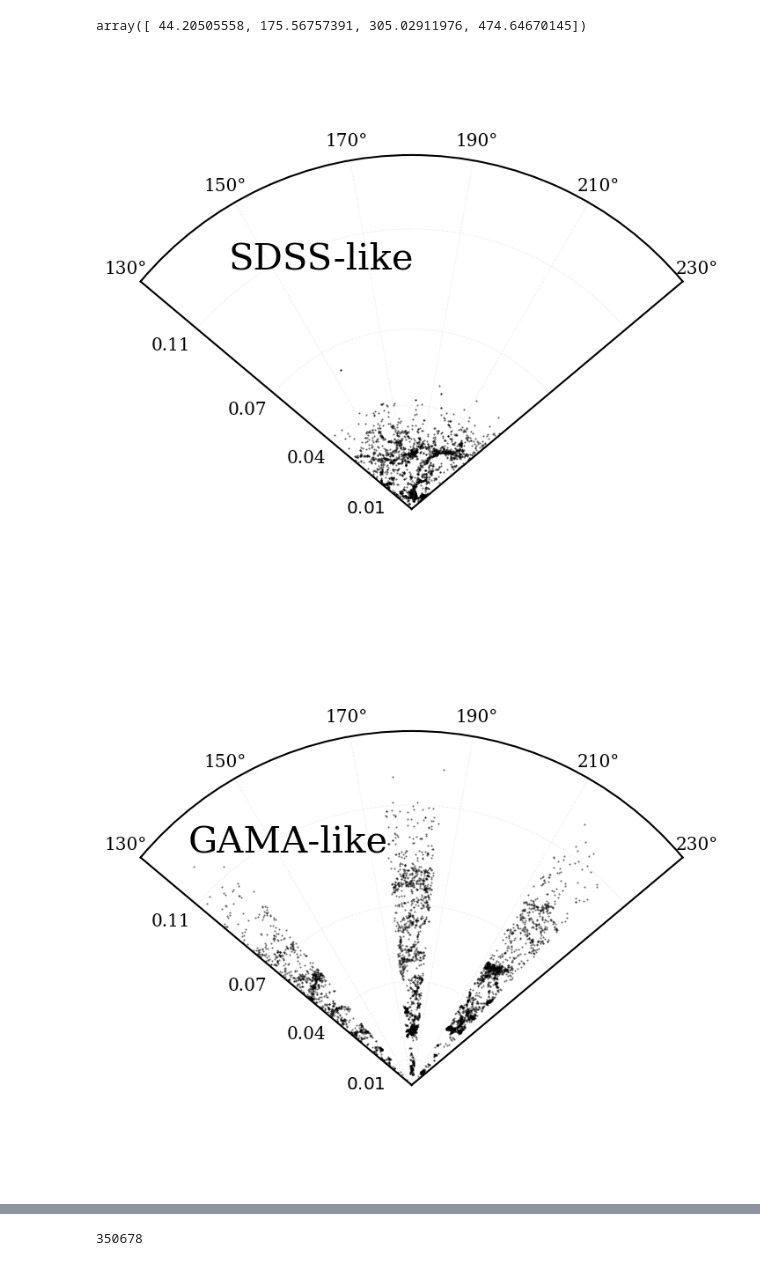
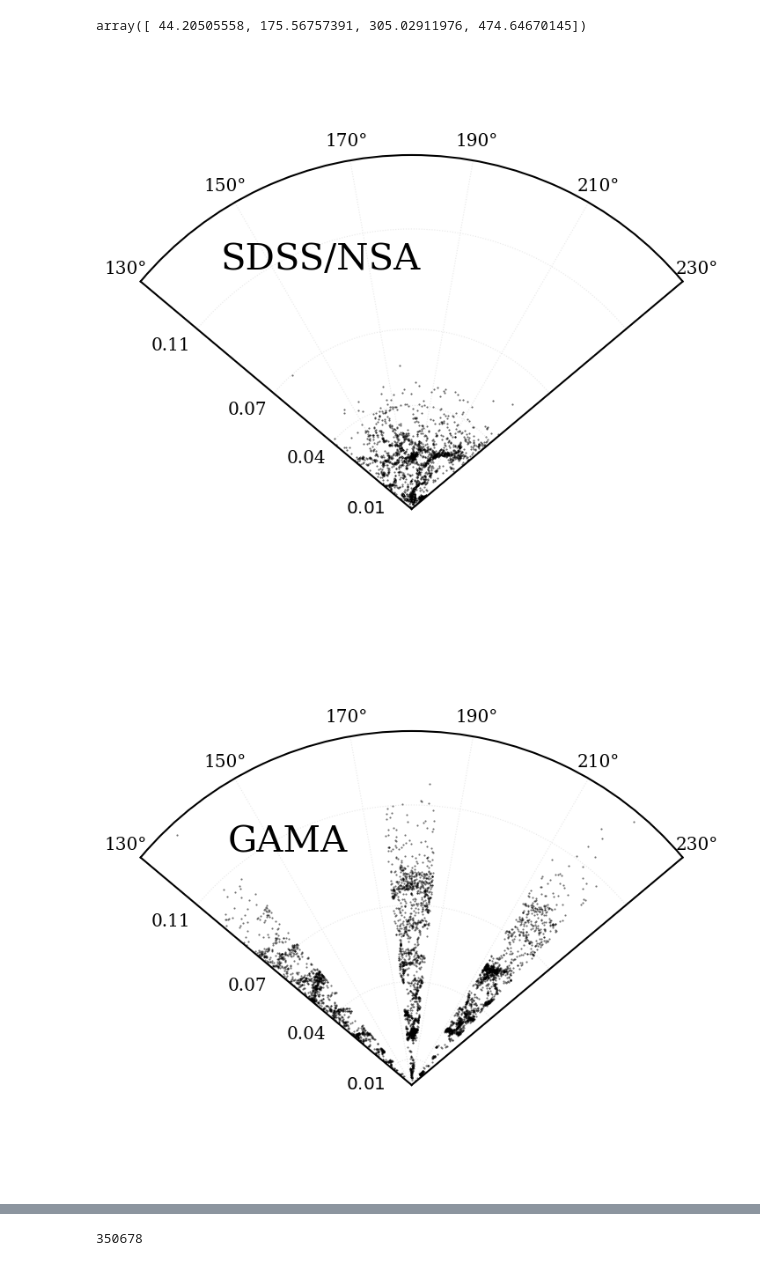
Before and after one commit to virajvman/desi_dwarfs, a Jupyter notebook: notebooks/catalog_paper/survey_plot.ipynb, the cells around one changed output, grey strips where cells are left out. Drawn from its saved outputs; the diff is of its cells as text; code cells hidden in the pictures.

Commit message:
nb updates, other catalog tests

```diff
--- a/notebooks/catalog_paper/survey_plot.ipynb
+++ b/notebooks/catalog_paper/survey_plot.ipynb
@@ -72,20 +72,40 @@ tot_cat["LOG_MSTAR_M24"].max()
 # %% [markdown]
 ## Make the slice plot!!
 # %%
+
+##make the DESI slice
 
 dec_low = 0 - 5
 dec_high = 0 + 5
 
 slice_mask = (tot_cat["RA"] < 230) & (tot_cat["RA"] > 130) & (tot_cat["DEC"] > dec_low) & (tot_cat["DEC"] < dec_high) #& (tot_cat["Z"] < 0.2)
 
-
-gama_g12_mask = (tot_cat["RA"] < 186) & (tot_cat["RA"] > 174) & (tot_cat["DEC"] > -3) & (tot_cat["DEC"] < 2) & (tot_cat["Z"] < 0.2) & (tot_cat["MAG_R"] < 19.8)
-gama_g09_mask = (tot_cat["RA"] < 141) & (tot_cat["RA"] > 129) & (tot_cat["DEC"] > -2) & (tot_cat["DEC"] < 3) & (tot_cat["Z"] < 0.2) & (tot_cat["MAG_R"] < 19.8)
-
-gama_g15_mask = (tot_cat["RA"] < 223.5) & (tot_cat["RA"] > 211.5) & (tot_cat["DEC"] > -2) & (tot_cat["DEC"] < 3) & (tot_cat["Z"] < 0.2)   & (tot_cat["MAG_R"] < 19.8)
-
 tot_cat_slice = tot_cat[slice_mask]
 
-tot_cat_slice_sdss = tot_cat[slice_mask & (tot_cat["MAG_R"] < 17.7)]
+##read in GAMA catalog
+gama_cat = Table.read("/pscratch/sd/v/virajvm/catalog/gama_dwarf_cat.fits")
 
-tot_cat_slice_gama = tot_cat[  gama_g12_mask | gama_g15_mask | gama_g09_mask ]
+slice_mask_gama = (gama_cat["RAcen"] < 230) & (gama_cat["RAcen"] > 130) & (gama_cat["Deccen"] > dec_low) & (gama_cat["Deccen"] < dec_high)
+
+tot_cat_slice_gama = gama_cat[ slice_mask_gama ]
+
+# gama_g12_mask = (tot_cat["RA"] < 186) & (tot_cat["RA"] > 174) & (tot_cat["DEC"] > -3) & (tot_cat["DEC"] < 2) & (tot_cat["Z"] < 0.2) & (tot_cat["MAG_R"] < 19.8)
+# gama_g09_mask = (tot_cat["RA"] < 141) & (tot_cat["RA"] > 129) & (tot_cat["DEC"] > -2) & (tot_cat["DEC"] < 3) & (tot_cat["Z"] < 0.2) & (tot_cat["MAG_R"] < 19.8)
+# gama_g15_mask = (tot_cat["RA"] < 223.5) & (tot_cat["RA"] > 211.5) & (tot_cat["DEC"] > -2) & (tot_cat["DEC"] < 3) & (tot_cat["Z"] < 0.2)   & (tot_cat["MAG_R"] < 19.8)
+# tot_cat_slice_gama = tot_cat[  gama_g12_mask | gama_g15_mask | gama_g09_mask ]
+
+tot_cat_slice_gama.rename_column("RAcen","RA")
+tot_cat_slice_gama.rename_column("Deccen","DEC")
+
+tot_cat_slice_gama["comov_dist"] = Planck18.comoving_distance(tot_cat_slice_gama["Z"]).data
+
+###read in SDSS/NSA catalog
+
+sdss_nsa_cat = Table.read("/pscratch/sd/v/virajvm/catalog/nsa_dwarf_catalog.fits")
+
+slice_mask_sdss = (sdss_nsa_cat["RA"] < 230) & (sdss_nsa_cat["RA"] > 130) & (sdss_nsa_cat["DEC"] > dec_low) & (sdss_nsa_cat["DEC"] < dec_high)
+
+tot_cat_slice_sdss = sdss_nsa_cat[slice_mask_sdss ]
+
+
+tot_cat_slice_sdss["comov_dist"] = Planck18.comoving_distance(tot_cat_slice_sdss["Z"]).data
@@ -212,7 +235,7 @@ ax.set_yticklabels([r"$0.01$","0.04","0.07","0.11"])
 
 ax.text(np.deg2rad(160),        # angle in radians
         ax.get_rmax() * 0.75,   # just outside the outermost circle
-        "SDSS-like",
+        "SDSS/NSA",
         color = "k",
         rotation=0,
         ha='center',
@@ -228,7 +251,7 @@ ax.set_xticks(ra_ticks)
 plt.savefig("/global/homes/v/virajvm/DESI2_LOWZ/quenched_fracs_nbs/paper_plots/sdss_like_slice_plot.png",bbox_inches="tight",dpi=300)
 plt.show()
 # %% [output]
-[figure, old version]
+[figure, new version]
 # %%
 
 fig, ax = plt.subplots(1,1,figsize = (8,8),subplot_kw={'projection': 'polar'})
@@ -239,32 +262,32 @@ ax.scatter(ra_radians, tot_cat_slice_gama["comov_dist"], color = "k", alpha=0.6,
 # Add labels and a colorbar
 ax.set_theta_zero_location("S")  # Optional: sets 0° at the bottom (South)
 ax.set_theta_direction(-1)       # Optional: clockwise direction for RA
 # Set title and labels
 # ax.set_title('Galaxy Distribution by Redshift and RA')
 ax.set_thetamin(ra_min)   # Min angle in degrees (start of the slice)
 ax.set_thetamax(ra_max)
 ax.set_rlim(0,600)
 
 
 ax.set_rticks([ 44.20505558, 175.56757391, 305.02911976, 474.64670145])
 
 ax.set_yticklabels([r"$0.01$","0.04","0.07","0.11"])
 
 
 ax.text(np.deg2rad(153),        # angle in radians
         ax.get_rmax() * 0.77,   # just outside the outermost circle
-        "GAMA-like",
+        "GAMA",
         color = "k",
         rotation=0,
         ha='center',
         va='center',
         fontsize=30)
 
 ax.grid(ls = ":", color = "lightgrey",alpha = 0.5)
 ra_ticks = np.deg2rad(ra_ticks_vals)
 ax.set_xticks(ra_ticks)
 
 plt.savefig("/global/homes/v/virajvm/DESI2_LOWZ/quenched_fracs_nbs/paper_plots/gama_like_slice_plot.png",bbox_inches="tight",dpi=300)
 plt.show()
 # %% [output]
-[figure, old version]
+[figure, new version]
```
Also changed, not shown: parts of 11 cells of this notebook, 6 other files.
